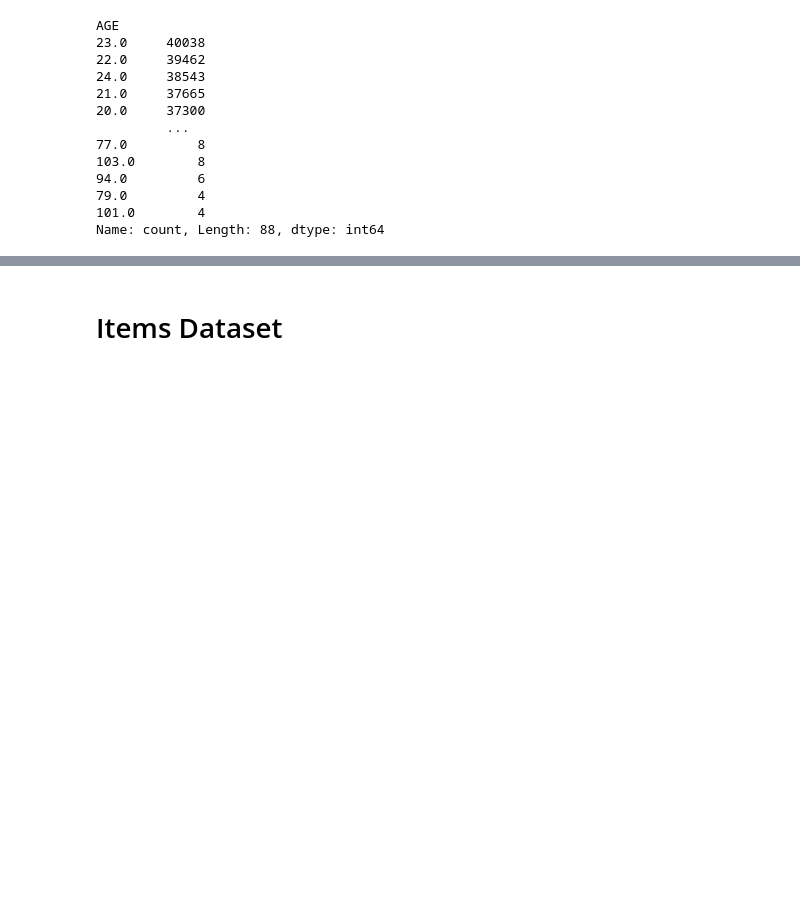
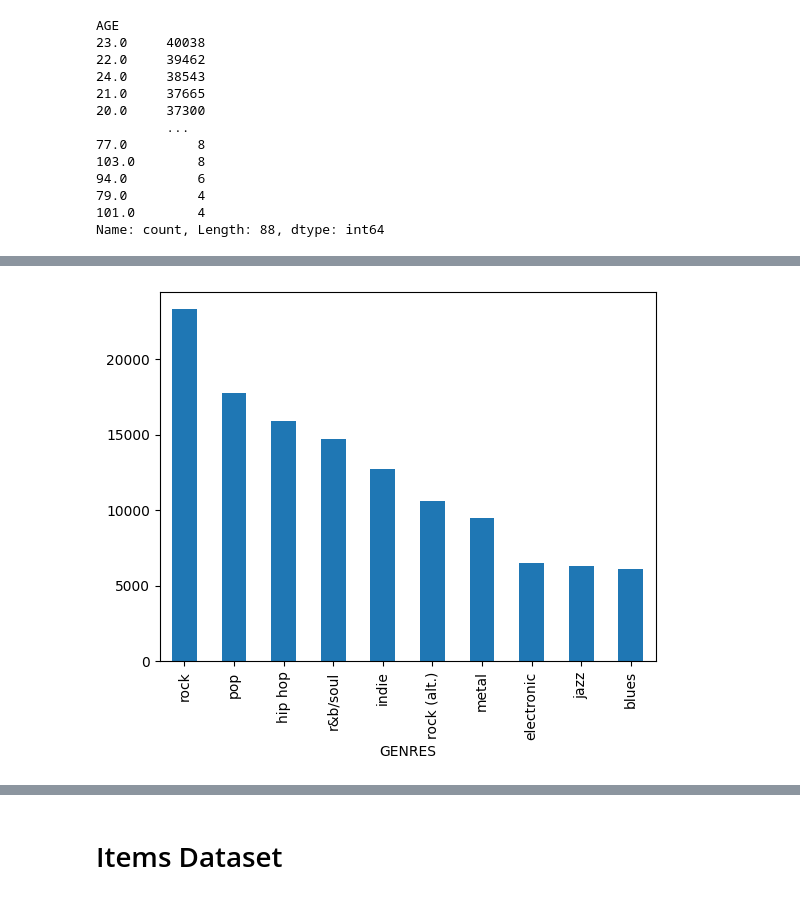
Before and after one commit to Yreus6/recommendation-mlp, a Jupyter notebook: notebooks/exploratory-data-analysis.ipynb, the cells around one changed output, grey strips where cells are left out. Drawn from its saved outputs; the diff is of its cells as text; code cells hidden in the pictures; blank space fills up the shorter version.

```diff
--- a/notebooks/exploratory-data-analysis.ipynb
+++ b/notebooks/exploratory-data-analysis.ipynb
@@ -99,0 +113,5 @@ Name: count, Length: 88, dtype: int64
+# %%
+user_df.groupby('GENRES')['USER_ID'].nunique().sort_values(ascending=False).head(10).plot(kind='bar')
+plt.savefig('user_genres.png', bbox_inches='tight')
+# %% [output]
+[figure, added]
```
Also changed, not shown: parts of 17 cells of this notebook, 11 other files.
